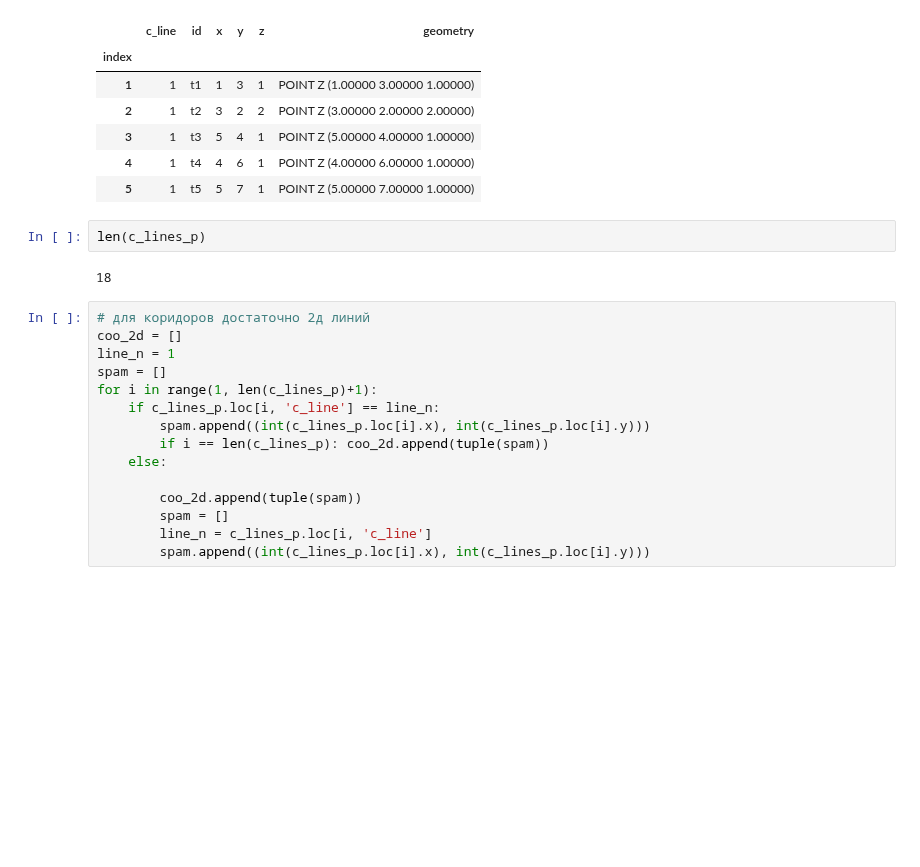
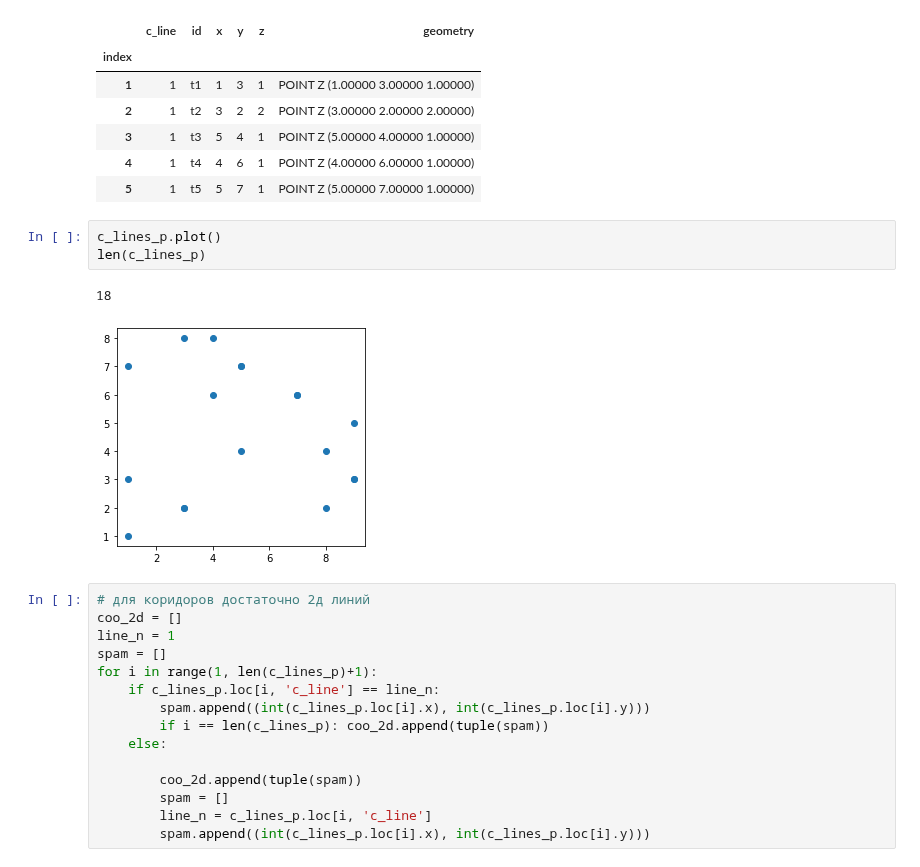
Before and after one commit to pigsel/some_tools, a Jupyter notebook: centrostruct/centerline.ipynb, the cells around one changed output. Saved outputs shown, nothing was run; the diff lists cells and outputs as text; blank space fills up the shorter version.

```diff
--- a/centrostruct/centerline.ipynb
+++ b/centrostruct/centerline.ipynb
@@ -72,10 +72,12 @@ c_lines_p.head()
 | 3 | 1 | t3 | 5 | 4 | 1 | POINT Z (5.00000 4.00000 1.00000) |
 | 4 | 1 | t4 | 4 | 6 | 1 | POINT Z (4.00000 6.00000 1.00000) |
 | 5 | 1 | t5 | 5 | 7 | 1 | POINT Z (5.00000 7.00000 1.00000) |
-# %%
-len(c_lines_p)
-# %% [output]
-18
+# %%
+c_lines_p.plot()
+len(c_lines_p)
+# %% [output]
+18
+[figure, added]
 # %%
 # для коридоров достаточно 2д линий
 coo_2d = []
```
Also changed, not shown: parts of 13 cells of this notebook, 1 other file.
